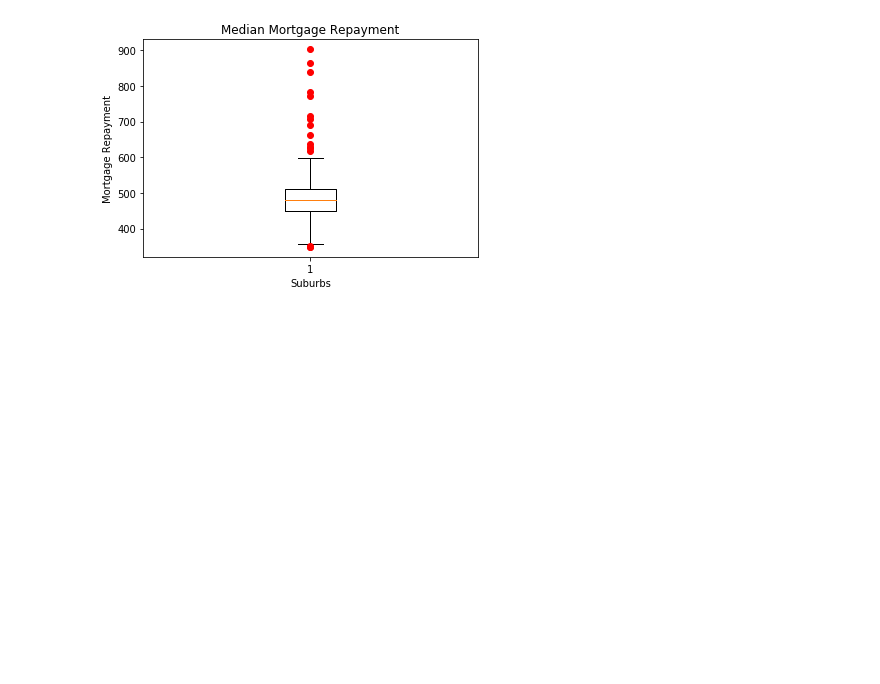
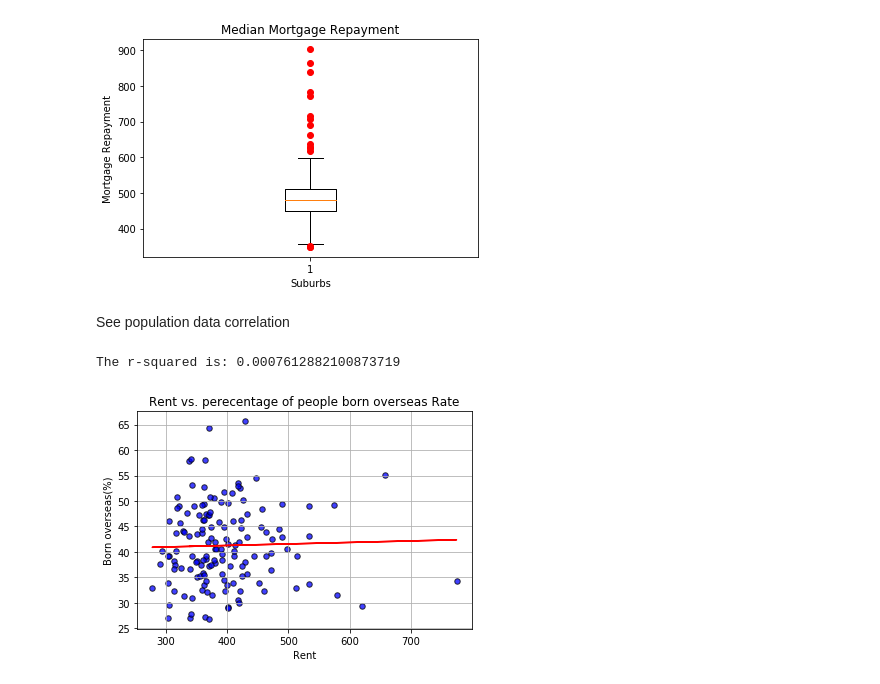
Before and after one commit to jiroken25/project-property, a Jupyter notebook: ProjectCombined.ipynb, the cells around one changed output. Saved outputs shown, nothing was run; the diff lists cells and outputs as text; code cells hidden in the pictures; blank space fills up the shorter version.

Commit message:
added population graph

```diff
--- a/ProjectCombined.ipynb
+++ b/ProjectCombined.ipynb
@@ -416,3 +416,32 @@ plt.savefig("Mortgage Repayment Plot.png")
 plt.show()
 # %% [output]
 [figure]
+# %% [markdown]
+See population data correlation
+# %%
+# read population csv
+population_df = pd.read_csv("resources/population.csv")
+# %%
+# merge population data into original df
+aff_population_df = pd.merge(aff_df, population_df, on="SA2 Name", how ="inner")
+# %%
+# Scatter plot between Median rent and percentage of people born overseas in total population
+plt.scatter(aff_population_df['median_rent'],aff_population_df['2016_overseas_percentage']*100, marker="o", facecolors="blue", edgecolors="black",s=30, alpha=0.75)
+plt.grid()
+
+plt.title(f"Rent vs. perecentage of people born overseas Rate")
+plt.xlabel('Rent')
+plt.ylabel('Born overseas(%)')
+
+(slope, intercept, rvalue, pvalue, stderr) = st.linregress(aff_population_df['median_rent'],aff_population_df['2016_overseas_percentage']*100)
+regress_values = aff_population_df['median_rent'] * slope + intercept
+line_eq = "y = " + str(round(slope,4)) + "x + " + str(round(intercept,4))
+
+plt.plot(aff_population_df['median_rent'],regress_values,"r-")
+print(f"The r-squared is: {rvalue**2}")
+
+plt.savefig("Rent vs. overseas percentage.png")
+plt.show()
+# %% [output]
+The r-squared is: 0.0007612882100873719
+[figure, added]
```
Also changed, not shown: parts of 6 cells of this notebook, 4 other files.
